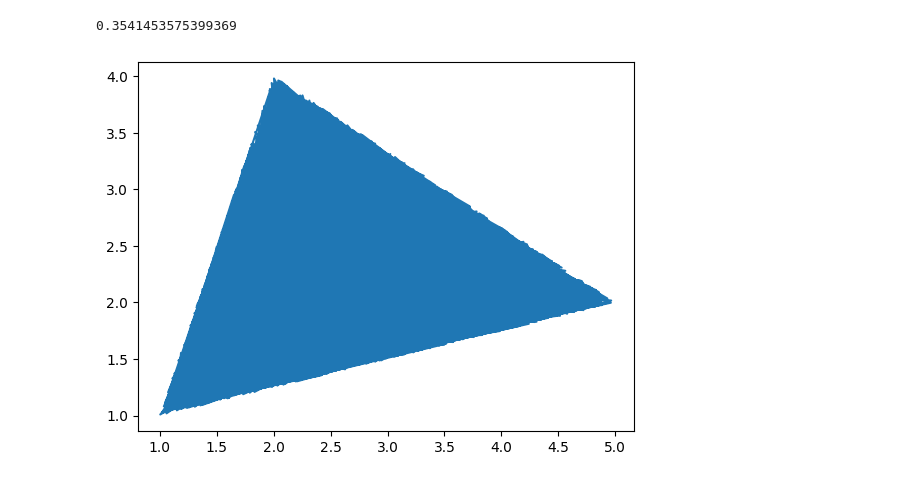
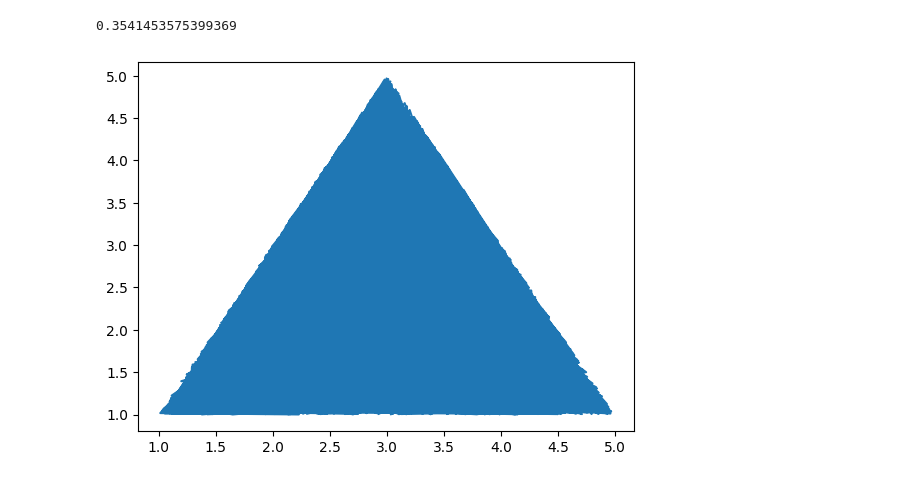
Before and after one commit to JonnyV-22/Python-Scratch-Repo, a Jupyter notebook: python_work/Generating_Data/triangles.ipynb, the cells around one changed output. Cells and saved outputs as stored; diff of their text form; code cells hidden in the pictures.

Commit message:
triangle

```diff
--- a/python_work/Generating_Data/triangles.ipynb
+++ b/python_work/Generating_Data/triangles.ipynb
@@ -11,29 +11,29 @@ print(random())
 # %%
 import matplotlib.pyplot as plt
 import time
 import random
 
 def point_on_triangle2(pt1, pt2, pt3):
     """
     Random point on the triangle with vertices pt1, pt2 and pt3.
     """
     x, y = random.random(), random.random()
     q = abs(x - y)
     s, t, u = q, 0.5 * (x + y - q), 1 - 0.5 * (q + x + y)
     return (
         s * pt1[0] + t * pt2[0] + u * pt3[0],
         s * pt1[1] + t * pt2[1] + u * pt3[1],
     )
 
 pt1 = (1, 1)
-pt2 = (2, 4)
-pt3 = (5, 2)
-points = [point_on_triangle2(pt1, pt2, pt3) for _ in range(10000)]
+pt2 = (3, 5)
+pt3 = (5, 1)
+points = [point_on_triangle2(pt1, pt2, pt3) for _ in range(15000)]
 
 x,y = zip(*points)
 
 
 plt.plot(x,y)
 plt.show()
 # %% [output]
-[figure, old version]
+[figure, new version]
```
